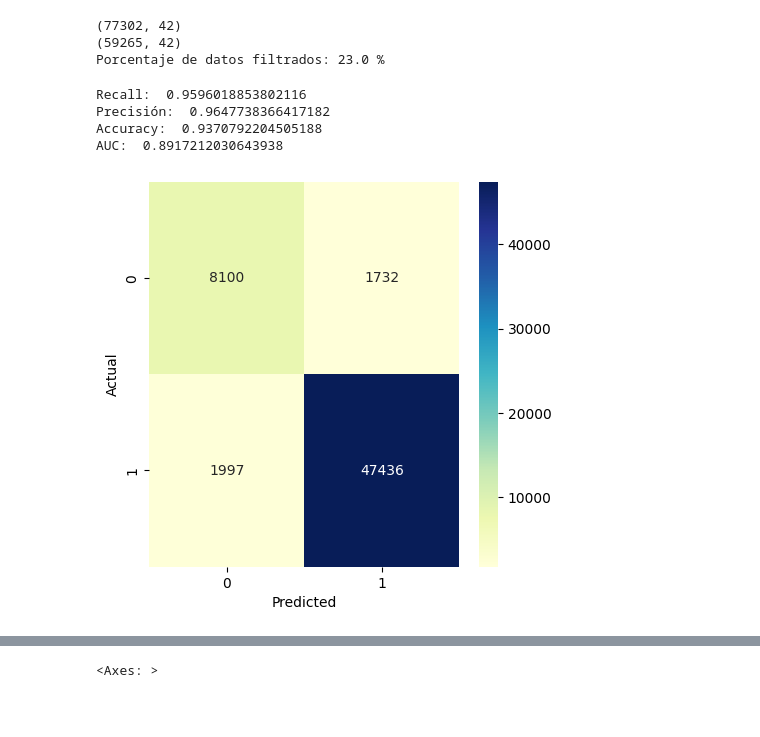
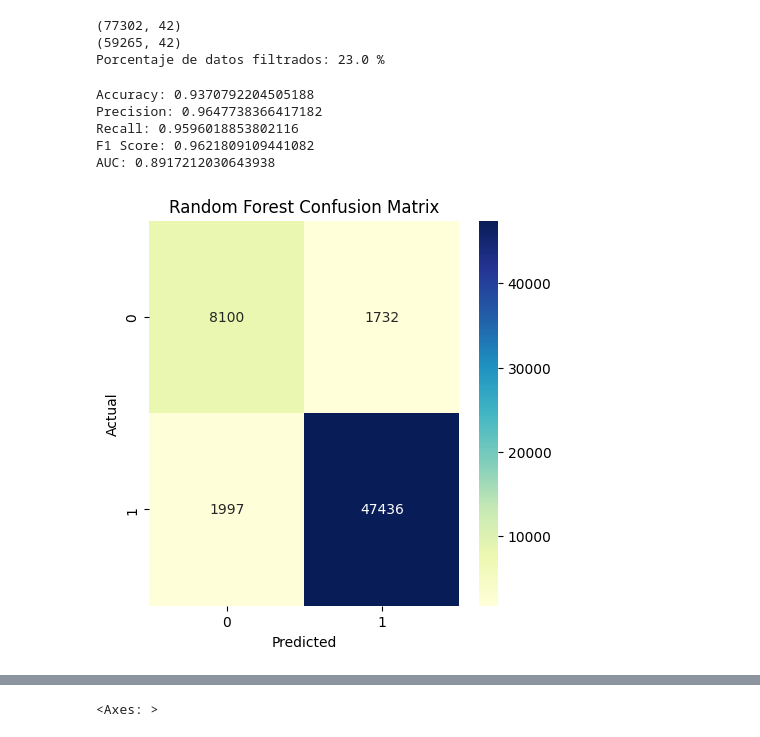
Before and after one commit to GaboLara998/ProyectoIntegrador, a Jupyter notebook: ProyectoIntregradorUSFQ.ipynb, the cells around one changed output, grey strips where cells are left out. Drawn from its saved outputs; the diff is of its cells as text; code cells hidden in the pictures; blank space fills up the shorter version.

```diff
--- a/ProyectoIntregradorUSFQ.ipynb
+++ b/ProyectoIntregradorUSFQ.ipynb
@@ -50,4 +48,6 @@ from sklearn.metrics import accuracy_score, recall_score, precision_score, roc_a
 # %%
+from sklearn.preprocessing import MinMaxScaler
+
 #Funcion de cargar datasets
 def cargar_datos(link):
     datos = pd.read_csv(link,index_col='id')
@@ -63,16 +63,24 @@ def plot_confusion_matrix(y_true, y_pred, title):
     plt.ylabel('Actual')
     plt.show()
 
+def print_metrics(y_true, y_pred):
+    accuracy = accuracy_score(y_true, y_pred)
+    precision = precision_score(y_true, y_pred)
+    recall = recall_score(y_true, y_pred)
+    f1 = f1_score(y_true, y_pred)
+    auc = roc_auc_score(y_true, y_pred)
+    print(f'Accuracy: {accuracy}\nPrecision: {precision}\nRecall: {recall}\nF1 Score: {f1}\nAUC: {auc}')
+
+
+
 #Links datasets
 link_training = "https://raw.githubusercontent.com/GaboLara998/ProyectoIntegrador/main/DataSet_UNSW_NB15/UNSW_NB15_training-set.csv?token=GHSAT0AAAAAACMBWAOFBU5CFZ67HIDC2XLOZO7JZMA"
 link_testing = "https://raw.githubusercontent.com/GaboLara998/ProyectoIntegrador/main/DataSet_UNSW_NB15/UNSW_NB15_testing-set.csv?token=GHSAT0AAAAAACMBWAOFEFKXDJN42NYN2ZDAZO7JXNA"
-
 
 # Cargar los datos
 datos_training = cargar_datos(link_training)
 datos_testing = cargar_datos(link_testing)
 
-
 # Crear un dataset mas grande
 dataFinal = pd.concat([datos_training,datos_testing])
 dataFinal = dataFinal.reset_index(drop=True)
@@ -344,33 +382,24 @@ Porcentaje de datos filtrados: 23.0 %
 # %%
 # Crear un modelo de Random Forest
 rf = RandomForestClassifier(random_state=123)
 
 # Entrenar el modelo con los datos de entrenamiento
 rf.fit(X_train, y_train)
 
 # Realizar predicciones sobre los datos de prueba filtrados
 y_pred = rf.predict(X_test_2)
 
-# Calcular la precisión, el recall, la precisión y el AUC del modelo
-acc = accuracy_score(y_test_2, y_pred)
-rec = recall_score(y_test_2, y_pred)
-per = precision_score(y_test_2, y_pred)
-auc = roc_auc_score(y_test_2, y_pred)
+# Utilizar la función print_metrics para mostrar las métricas de evaluación
+print_metrics(y_test_2, y_pred)
 
-print("Recall: ", rec)
-print("Precisión: ", per)
-print("Accuracy: ", acc)
-print("AUC: ", auc)
+
+# Utilizar la función plot_confusion_matrix para visualizar la matriz de confusión
+plot_confusion_matrix(y_test_2, y_pred, "Random Forest Confusion Matrix")
 # %% [output]
-Recall:  0.9596018853802116
-Precisión:  0.9647738366417182
-Accuracy:  0.9370792204505188
-AUC:  0.8917212030643938
+Accuracy: 0.9370792204505188
+Precision: 0.9647738366417182
+Recall: 0.9596018853802116
+F1 Score: 0.9621809109441082
+AUC: 0.8917212030643938
+[figure, added]
-# %%
-cross = pd.crosstab(pd.Series(y_test_2, name='Actual'), pd.Series(y_pred, name='Predicted'))
-plt.figure(figsize=(5, 5))
-sns.heatmap(cross, annot=True,fmt='d', cmap="YlGnBu")
-plt.show()
-# %% [output]
-[figure, removed]
 # %%
```
Also changed, not shown: parts of 30 cells of this notebook.
